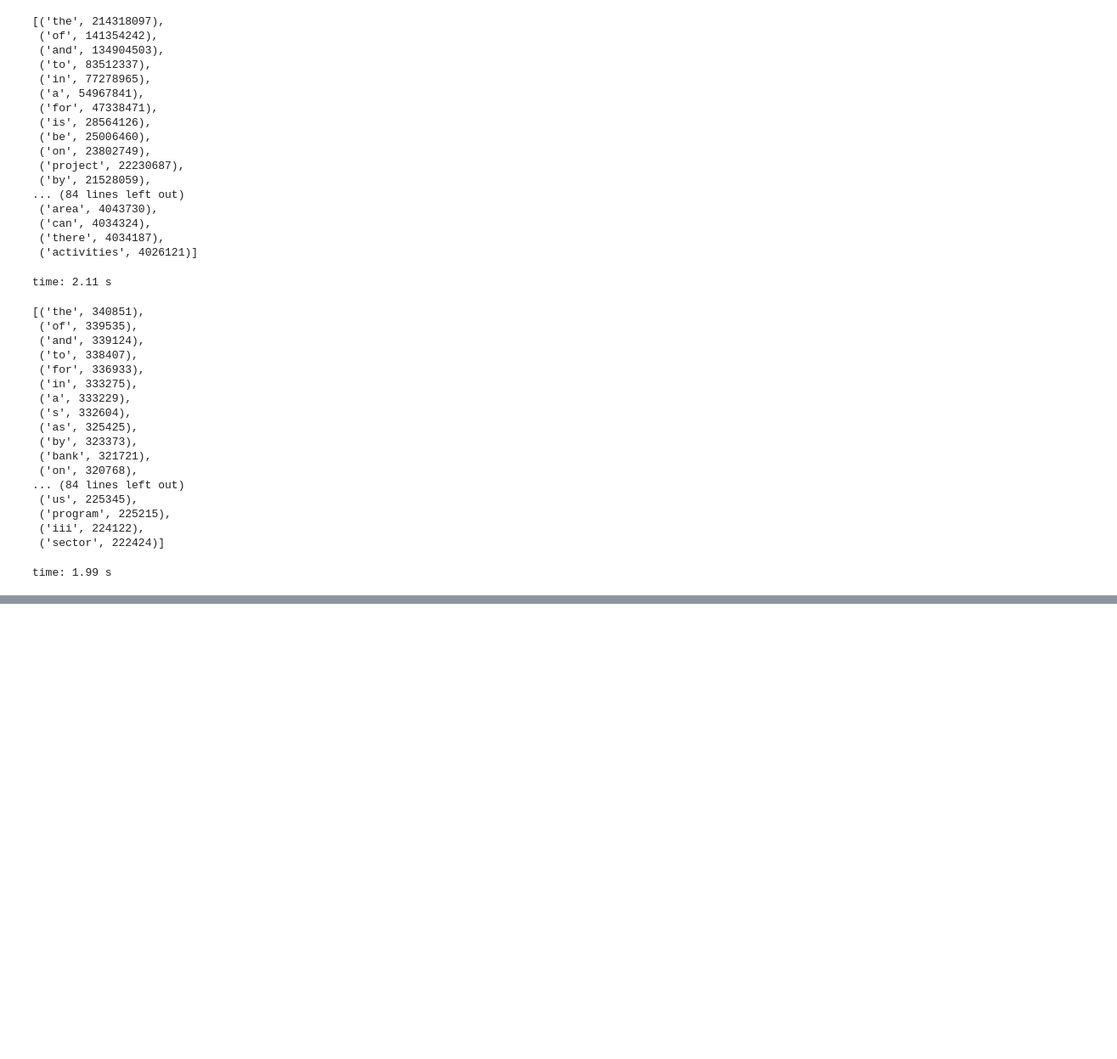
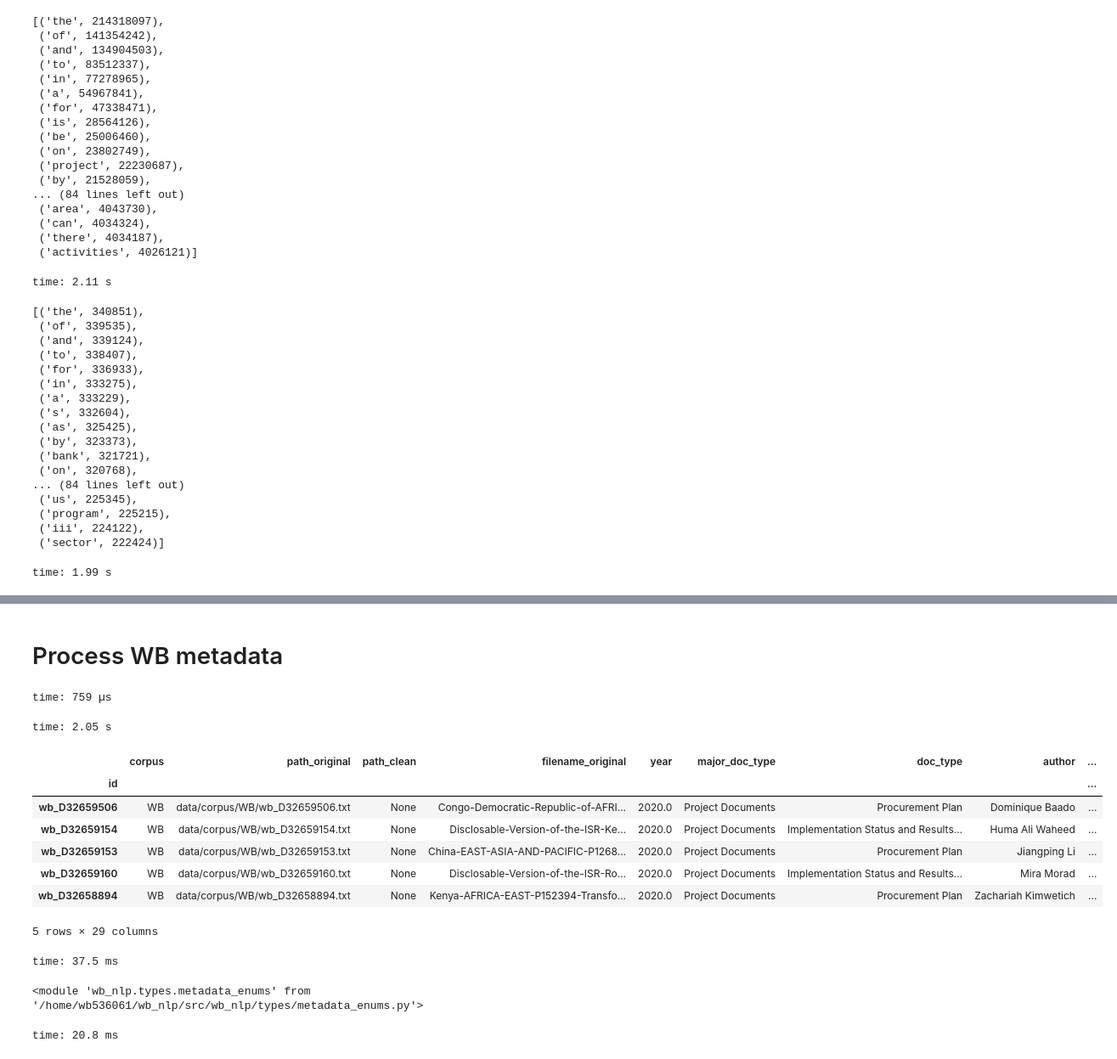
Before and after one commit to worldbank/wb-nlp-apps, a Jupyter notebook: notebooks/scrapers/wb_api_scraper_latest.ipynb, the cells around one changed output, grey strips where cells are left out. Shown at 85% size. Saved outputs shown, nothing was run; the diff lists cells and outputs as text; code cells hidden in the pictures; blank space fills up the shorter version.

Commit message:
Add notebooks for generating doc-freq-wiki-wordlist.txt and notebook for processing metadata and load them to db.

```diff
--- a/notebooks/scrapers/wb_api_scraper_latest.ipynb
+++ b/notebooks/scrapers/wb_api_scraper_latest.ipynb
@@ -267,6 +267,14 @@ time: 11 ms
 # s = set(['Publications & Research', 'Publications'])
 # s = set(["Country Focus", "Country Focus"])
 # s = set("Publications,Publications & Research,Publications,Publications & Research".split(','))
+import re
+
+def standardize_authors_list(authors, delimiter=";"):
+    # authors = "Runji,Justin;Jose Rizal;Bonifacio, Andres; Damaso, Maria Clara"
+    if not isinstance(authors, str):
+        return None
+    return ",".join([re.sub(r"(.*),\s*(.*)", r"\2 \1", i.strip()) for i in authors.split(delimiter)])
+
 
 def normalize_set(s):
     # s = set(['Publications & Research', 'Publications'])
@@ -342,7 +350,7 @@ def extract_formatted_authors(authors, delimiter=";"):
     if pd.notna(authors):
         authors_value = delimiter.join([author["author"] for author in authors.values()])
 
-    return authors_value
+    return standardize_authors_list(authors_value, delimiter=delimiter)
 
 def normalize_hanging_dash(t):
     for p in hanging_dash_pattern.findall(t):
@@ -1260,0 +1235,42 @@ time: 1.99 s
+# %% [markdown]
+# Process WB metadata
+# %%
+import re
+
+def standardize_authors_list(authors):
+    # authors = "Runji,Justin;Jose Rizal;Bonifacio, Andres; Damaso, Maria Clara"
+    if not isinstance(authors, str):
+        return None
+    return ",".join([re.sub(r"(.*),\s*(.*)", r"\2 \1", i.strip()) for i in authors.split(";")])
+# %% [output]
+time: 759 µs
+# %%
+copy_normalized_final_df = normalized_final_df.copy()
+copy_normalized_final_df["author"] = normalized_final_df["author"].map(standardize_authors_list)
+# %% [output]
+time: 2.05 s
+# %%
+copy_normalized_final_df["_id"] = copy_normalized_final_df.index
+copy_normalized_final_df.head()
+# %% [output]
+|  | corpus | path_original | path_clean | filename_original | year | major_doc_type | doc_type | author | ... |
+| id |  |  |  |  |  |  |  |  | ... |
+| wb_D32659506 | WB | data/corpus/WB/wb_D32659506.txt | None | Congo-Democratic-Republic-of-AFRI... | 2020.0 | Project Documents | Procurement Plan | Dominique Baado | ... |
+| wb_D32659154 | WB | data/corpus/WB/wb_D32659154.txt | None | Disclosable-Version-of-the-ISR-Ke... | 2020.0 | Project Documents | Implementation Status and Results... | Huma Ali Waheed | ... |
+| wb_D32659153 | WB | data/corpus/WB/wb_D32659153.txt | None | China-EAST-ASIA-AND-PACIFIC-P1268... | 2020.0 | Project Documents | Procurement Plan | Jiangping Li | ... |
+| wb_D32659160 | WB | data/corpus/WB/wb_D32659160.txt | None | Disclosable-Version-of-the-ISR-Ro... | 2020.0 | Project Documents | Implementation Status and Results... | Mira Morad | ... |
+| wb_D32658894 | WB | data/corpus/WB/wb_D32658894.txt | None | Kenya-AFRICA-EAST-P152394-Transfo... | 2020.0 | Project Documents | Procurement Plan | Zachariah Kimwetich | ... |
+5 rows × 29 columns
+time: 37.5 ms
+# %%
+import json
+from wb_nlp.interfaces import mongodb
+from wb_nlp.types import metadata as meta_type
+from wb_nlp.types import metadata_enums
+import importlib
+
+importlib.reload(meta_type)
+importlib.reload(metadata_enums)
+# %% [output]
+<module 'wb_nlp.types.metadata_enums' from '/home/wb536061/wb_nlp/src/wb_nlp/types/metadata_enums.py'>
+time: 20.8 ms
```
Also changed, not shown: parts of 13 cells of this notebook, 2 other files.
